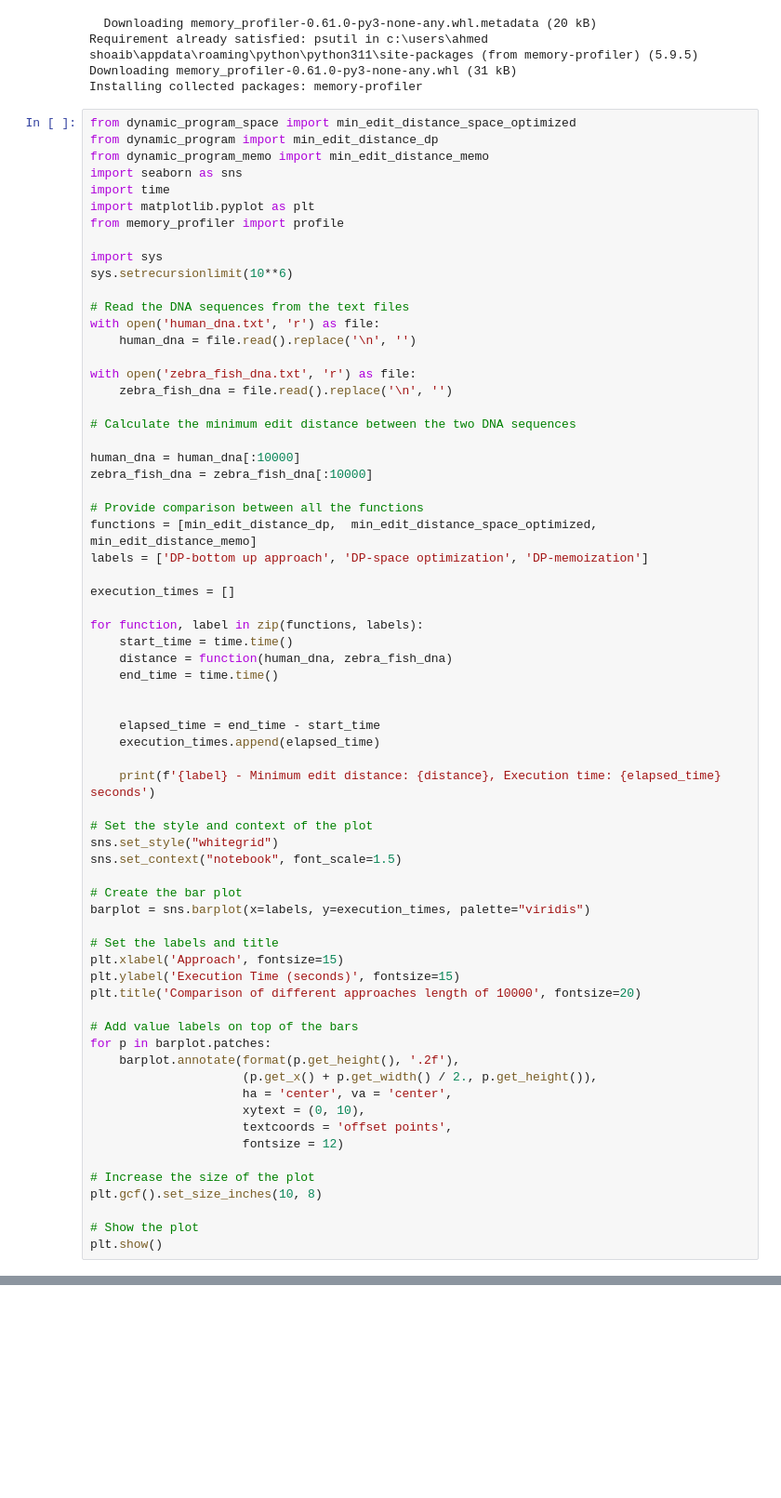
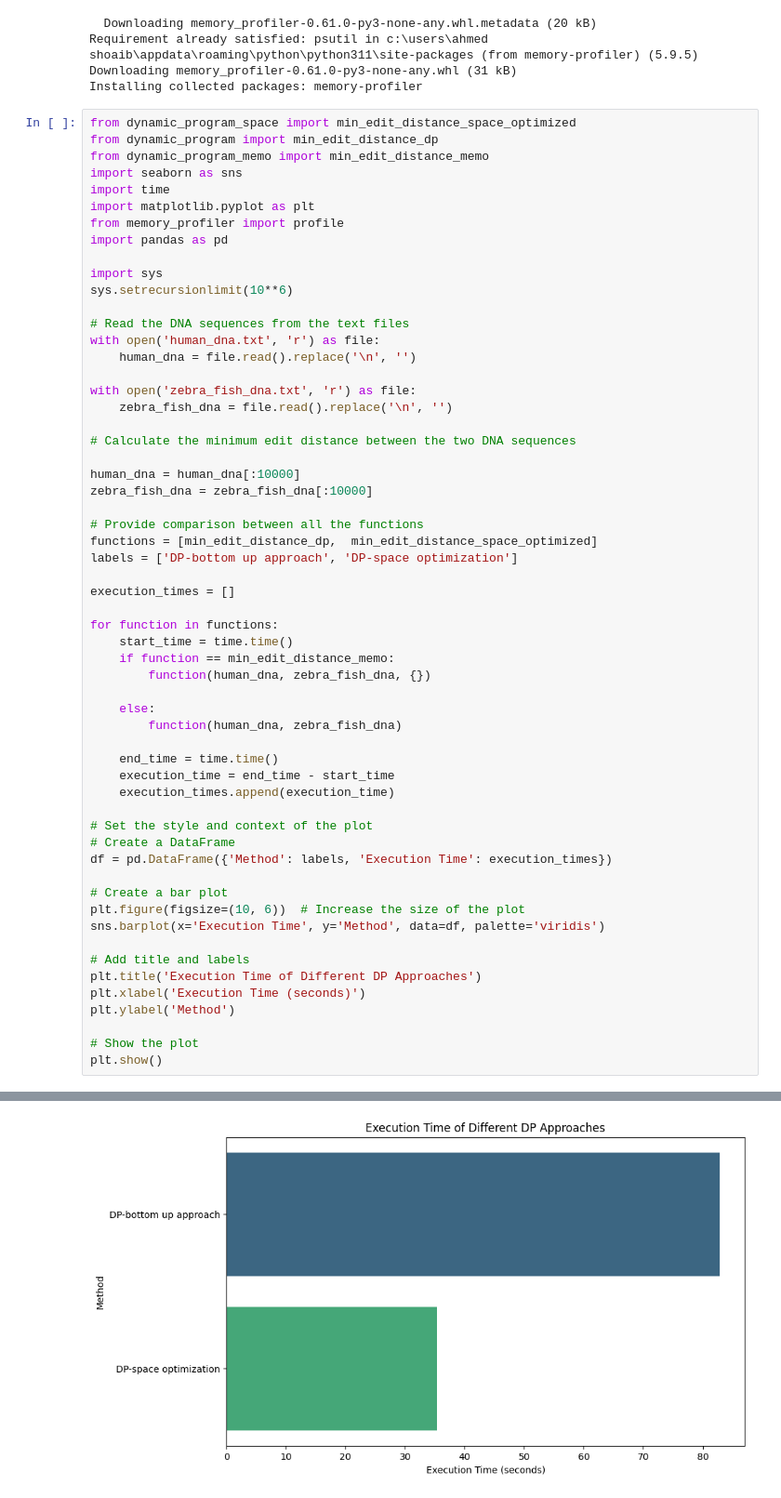
Before and after one commit to as07313/ADA_project, a Jupyter notebook: analysis.ipynb, the cells around one changed output, grey strips where cells are left out. Shown at 93% size. Drawn from its saved outputs; the diff is of its cells as text; blank space fills up the shorter version.

```diff
--- a/analysis.ipynb
+++ b/analysis.ipynb
@@ -132,6 +141,7 @@ import seaborn as sns
 import time
 import matplotlib.pyplot as plt
 from memory_profiler import profile
+import pandas as pd
 
 import sys
 sys.setrecursionlimit(10**6)
@@ -149,45 +159,35 @@ human_dna = human_dna[:10000]
 zebra_fish_dna = zebra_fish_dna[:10000]
 
 # Provide comparison between all the functions
-functions = [min_edit_distance_dp,  min_edit_distance_space_optimized, min_edit_distance_memo]
-labels = ['DP-bottom up approach', 'DP-space optimization', 'DP-memoization']
+functions = [min_edit_distance_dp,  min_edit_distance_space_optimized]
+labels = ['DP-bottom up approach', 'DP-space optimization']
 
 execution_times = []
 
-for function, label in zip(functions, labels):
+for function in functions:
     start_time = time.time()
-    distance = function(human_dna, zebra_fish_dna)
+    if function == min_edit_distance_memo:
+        function(human_dna, zebra_fish_dna, {})
+
+    else:
+        function(human_dna, zebra_fish_dna)
+
     end_time = time.time()
-
-
-    elapsed_time = end_time - start_time
-    execution_times.append(elapsed_time)
-
-    print(f'{label} - Minimum edit distance: {distance}, Execution time: {elapsed_time} seconds')
+    execution_time = end_time - start_time
+    execution_times.append(execution_time)
 
 # Set the style and context of the plot
-sns.set_style("whitegrid")
-sns.set_context("notebook", font_scale=1.5)
+# Create a DataFrame
+df = pd.DataFrame({'Method': labels, 'Execution Time': execution_times})
 
-# Create the bar plot
-barplot = sns.barplot(x=labels, y=execution_times, palette="viridis")
+# Create a bar plot
+plt.figure(figsize=(10, 6))  # Increase the size of the plot
+sns.barplot(x='Execution Time', y='Method', data=df, palette='viridis')
 
-# Set the labels and title
-plt.xlabel('Approach', fontsize=15)
-plt.ylabel('Execution Time (seconds)', fontsize=15)
-plt.title('Comparison of different approaches length of 10000', fontsize=20)
-
-# Add value labels on top of the bars
-for p in barplot.patches:
-    barplot.annotate(format(p.get_height(), '.2f'),
-                     (p.get_x() + p.get_width() / 2., p.get_height()),
-                     ha = 'center', va = 'center',
-                     xytext = (0, 10),
-                     textcoords = 'offset points',
-                     fontsize = 12)
-
-# Increase the size of the plot
-plt.gcf().set_size_inches(10, 8)
+# Add title and labels
+plt.title('Execution Time of Different DP Approaches')
+plt.xlabel('Execution Time (seconds)')
+plt.ylabel('Method')
 
 # Show the plot
 plt.show()
@@ -197,3 +198,4 @@ DP-space optimization - Minimum edit distance: 5389, Execution time: 36.11363959
+[figure, added]
 # %%
 # Set the style and context of the plot
 sns.set_style("whitegrid")
```
Also changed, not shown: parts of 4 cells of this notebook, 8 other files.
